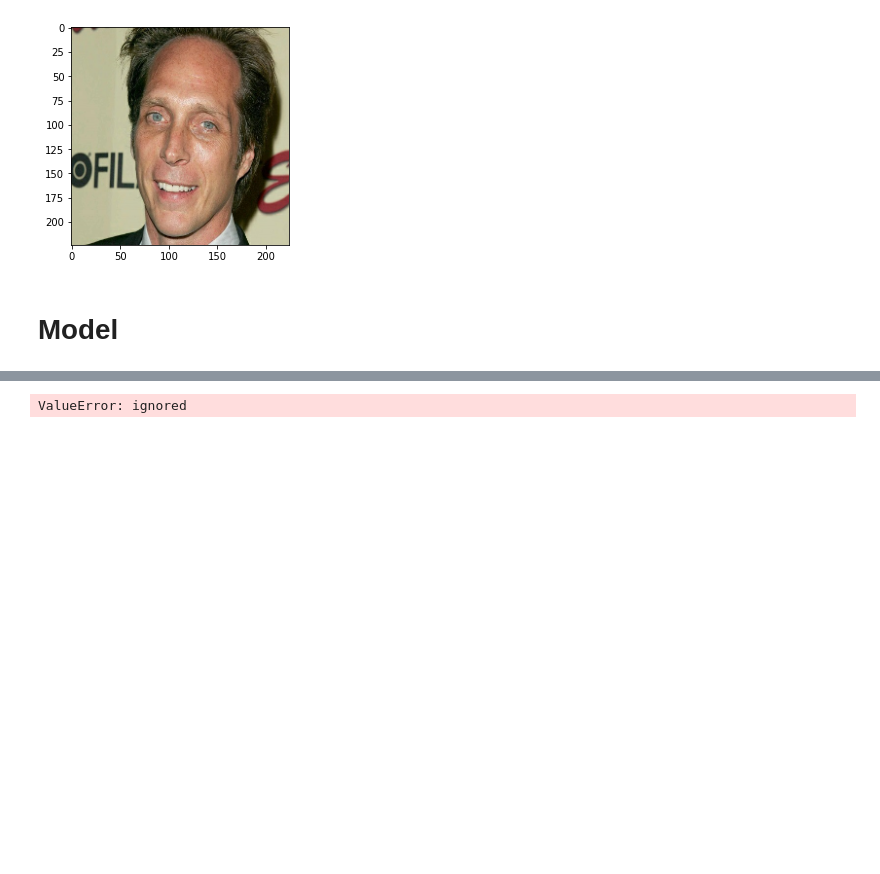
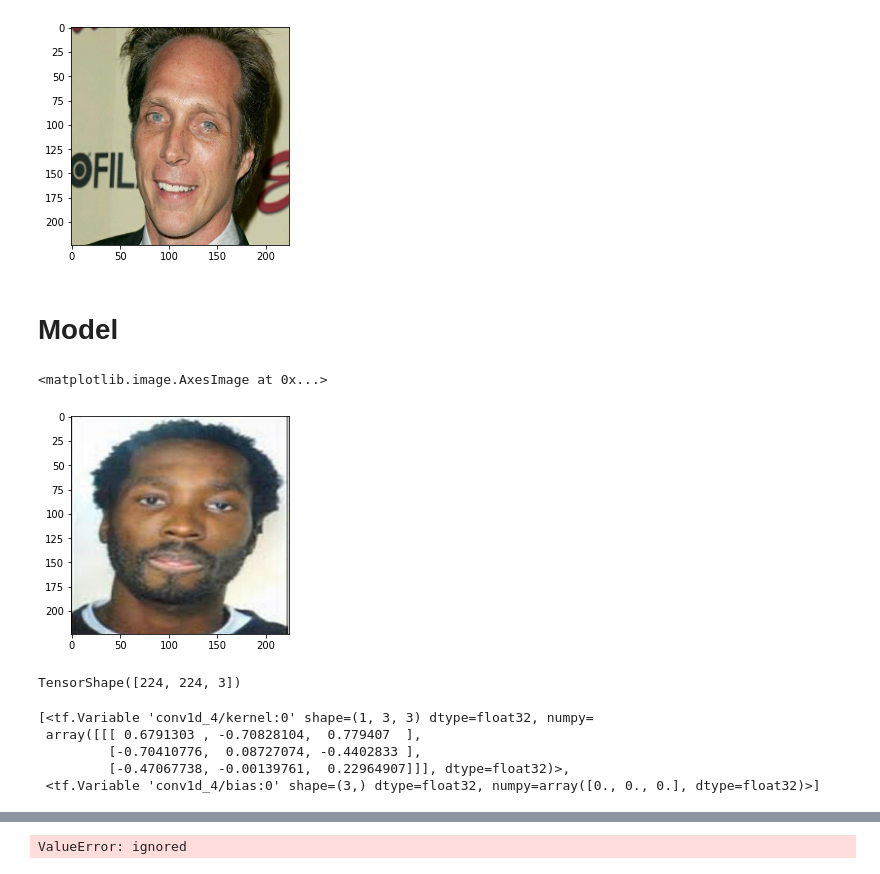
Before and after one commit to ywenlu/colab, a Jupyter notebook: AgeNet_v4_MobileNet2_WL.ipynb, the cells around one changed output, grey strips where cells are left out. Cells and saved outputs as stored; diff of their text form; code cells hidden in the pictures; blank space fills up the shorter version.

```diff
--- a/AgeNet_v4_MobileNet2_WL.ipynb
+++ b/AgeNet_v4_MobileNet2_WL.ipynb
@@ -204,3 +208,8 @@ plt.imshow(img[12])
 #         head_gender = self.d_gender(x)
 #         head_eth = self.d_eth(x)
 #         return [head_age, head_gender, head_eth]
+# %%
+input_img = list(ds_train.take(1))[0][0][0]
+# %% [output]
+<matplotlib.image.AxesImage at 0x...>
+[figure, added]
@@ -206,0 +223,12 @@ plt.imshow(img[12])
+# %%
+out_img.shape
+# %% [output]
+TensorShape([224, 224, 3])
+# %%
+conv1.trainable_variables
+# %% [output]
+[<tf.Variable 'conv1d_4/kernel:0' shape=(1, 3, 3) dtype=float32, numpy=
+ array([[[ 0.6791303 , -0.70828104,  0.779407  ],
+         [-0.70410776,  0.08727074, -0.4402833 ],
+         [-0.47067738, -0.00139761,  0.22964907]]], dtype=float32)>,
+ <tf.Variable 'conv1d_4/bias:0' shape=(3,) dtype=float32, numpy=array([0., 0., 0.], dtype=float32)>]
```
Also changed, not shown: parts of 7 cells of this notebook.
